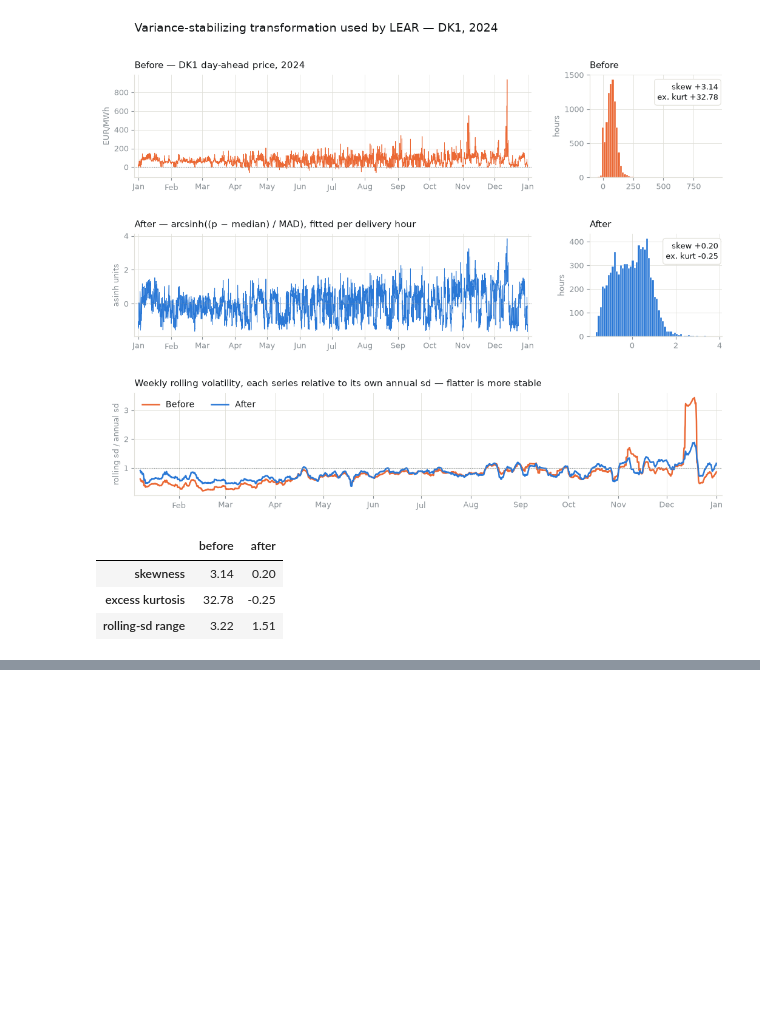
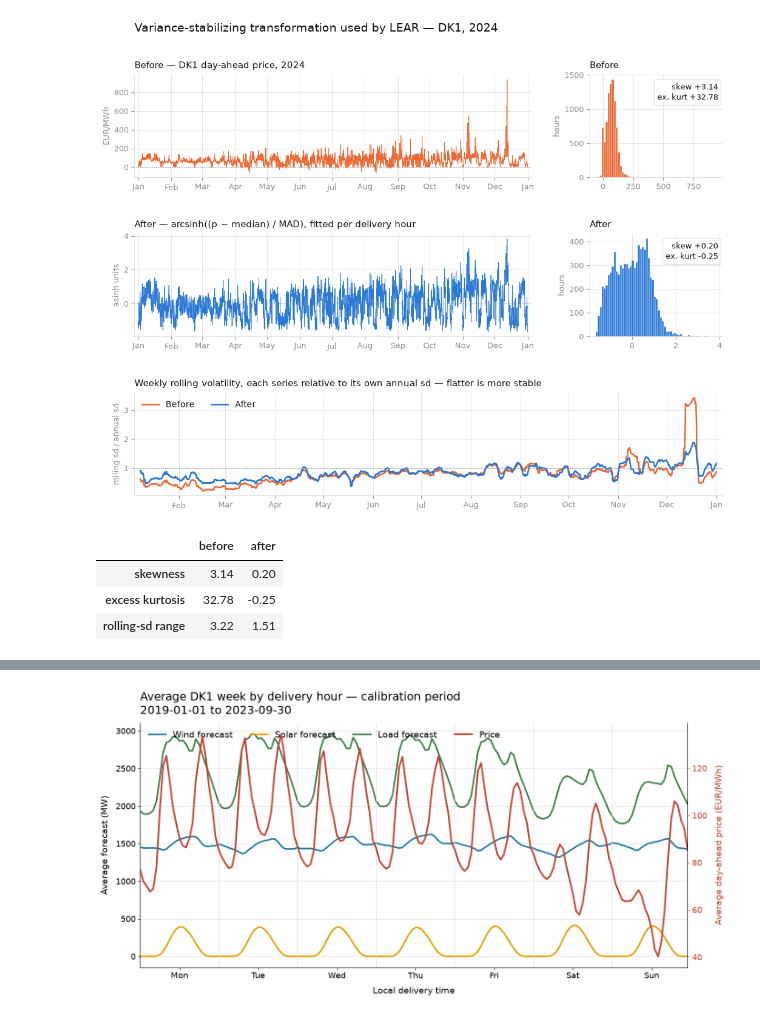
Before and after one commit to Freddy5445/EPF_Masters, a Jupyter notebook: data_analysis.ipynb, the cells around one changed output, grey strips where cells are left out. Cells and saved outputs as stored; diff of their text form; code cells hidden in the pictures; blank space fills up the shorter version.

```diff
--- a/data_analysis.ipynb
+++ b/data_analysis.ipynb
@@ -321,0 +369,70 @@ corr.round(4).to_csv("datasets/price_correlation_matrix.csv")
+# %%
+CALIBRATION_START = prices.index.min()
+dk1_calibration = clean.loc[
+    clean["zone"].eq("DK1")
+    & clean["timestamp_local"].between(CALIBRATION_START, CALIBRATION_END)
+].copy()
+
+price_calibration = (dk1_calibration.loc[dk1_calibration["variable"].eq("price")]
+                     .set_index("timestamp_local")["value"])
+load_calibration = (dk1_calibration.loc[dk1_calibration["variable"].eq("load_forecast")]
+                    .set_index("timestamp_local")["value"])
+solar_calibration = (dk1_calibration.loc[dk1_calibration["psr_type"].eq("solar")]
+                     .set_index("timestamp_local")["value"])
+wind_calibration = (
+    dk1_calibration.loc[
+        dk1_calibration["psr_type"].isin(["wind_onshore", "wind_offshore"])
+    ]
+    .pivot(index="timestamp_local", columns="psr_type", values="value")
+    .sum(axis=1, min_count=2)
+)
+
+hourly_calibration = pd.DataFrame({
+    "Wind forecast": wind_calibration,
+    "Solar forecast": solar_calibration,
+    "Load forecast": load_calibration,
+    "Price": price_calibration,
+})
+hour_of_week = hourly_calibration.index.dayofweek * 24 + hourly_calibration.index.hour
+average_week_calibration = hourly_calibration.groupby(hour_of_week).mean().reindex(range(168))
+assert average_week_calibration.notna().all(axis=None), "average week contains missing hours"
+
+fig, power_ax = plt.subplots(figsize=(14, 7))
+price_ax = power_ax.twinx()
+
+colours = {"Wind forecast": "#247ba0", "Solar forecast": "#e5a000",
+           "Load forecast": "#3a7d44", "Price": "#c44536"}
+for column in ["Wind forecast", "Solar forecast", "Load forecast"]:
+    power_ax.plot(average_week_calibration.index, average_week_calibration[column], linewidth=2.5,
+                  color=colours[column], label=column)
+price_ax.plot(average_week_calibration.index, average_week_calibration["Price"], linewidth=2.7,
+              color=colours["Price"], label="Price")
+
+power_ax.set_title(
+    f"Average DK1 week by delivery hour — calibration period\n"
+    f"{CALIBRATION_START:%Y-%m-%d} to {CALIBRATION_END:%Y-%m-%d}",
+    loc="left", fontsize=18, pad=14,
+)
+power_ax.set_xlabel("Local delivery time", fontsize=14, labelpad=10)
+power_ax.set_ylabel("Average forecast (MW)", fontsize=14, labelpad=10)
+price_ax.set_ylabel("Average day-ahead price (EUR/MWh)", fontsize=14, labelpad=12,
+                    color=colours["Price"])
+
+days = ["Mon", "Tue", "Wed", "Thu", "Fri", "Sat", "Sun"]
+power_ax.set_xticks(np.arange(12, 168, 24), days)
+power_ax.tick_params(axis="both", labelsize=13)
+price_ax.tick_params(axis="y", labelsize=13, colors=colours["Price"])
+for boundary in range(24, 168, 24):
+    power_ax.axvline(boundary, color="#dedede", linewidth=0.9)
+power_ax.set_xlim(0, 167)
+power_ax.grid(axis="y", color="#dedede", linewidth=0.8)
+power_ax.spines[["top", "right"]].set_visible(False)
+price_ax.spines["top"].set_visible(False)
+
+lines = power_ax.get_lines()[:3] + price_ax.get_lines()
+power_ax.legend(lines, [line.get_label() for line in lines], frameon=False,
+                loc="upper left", ncol=4, fontsize=14)
+fig.tight_layout()
+plt.show()
+# %% [output]
+[figure, added]
```
Also changed, not shown: parts of 8 cells of this notebook, 19 other files.
